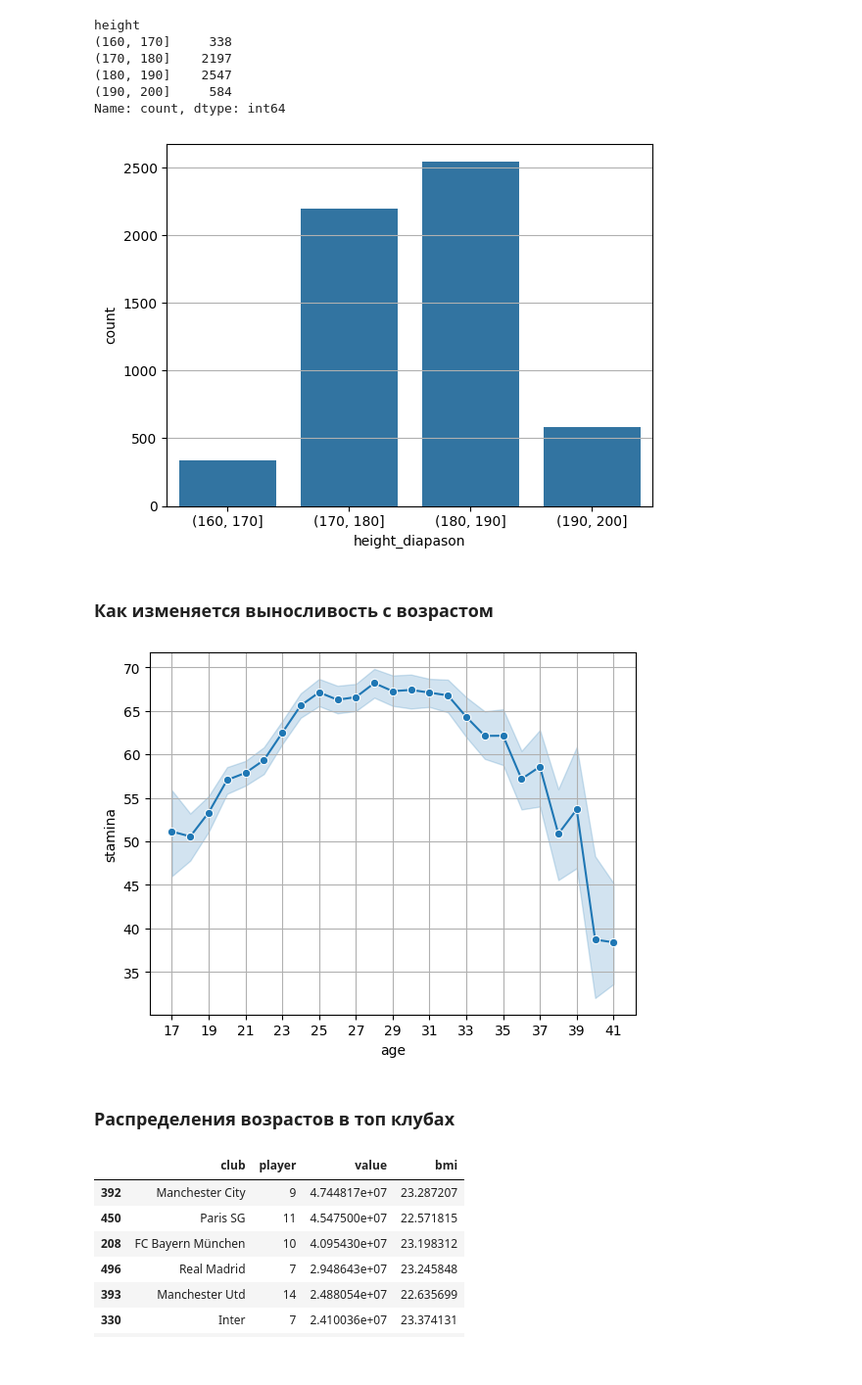
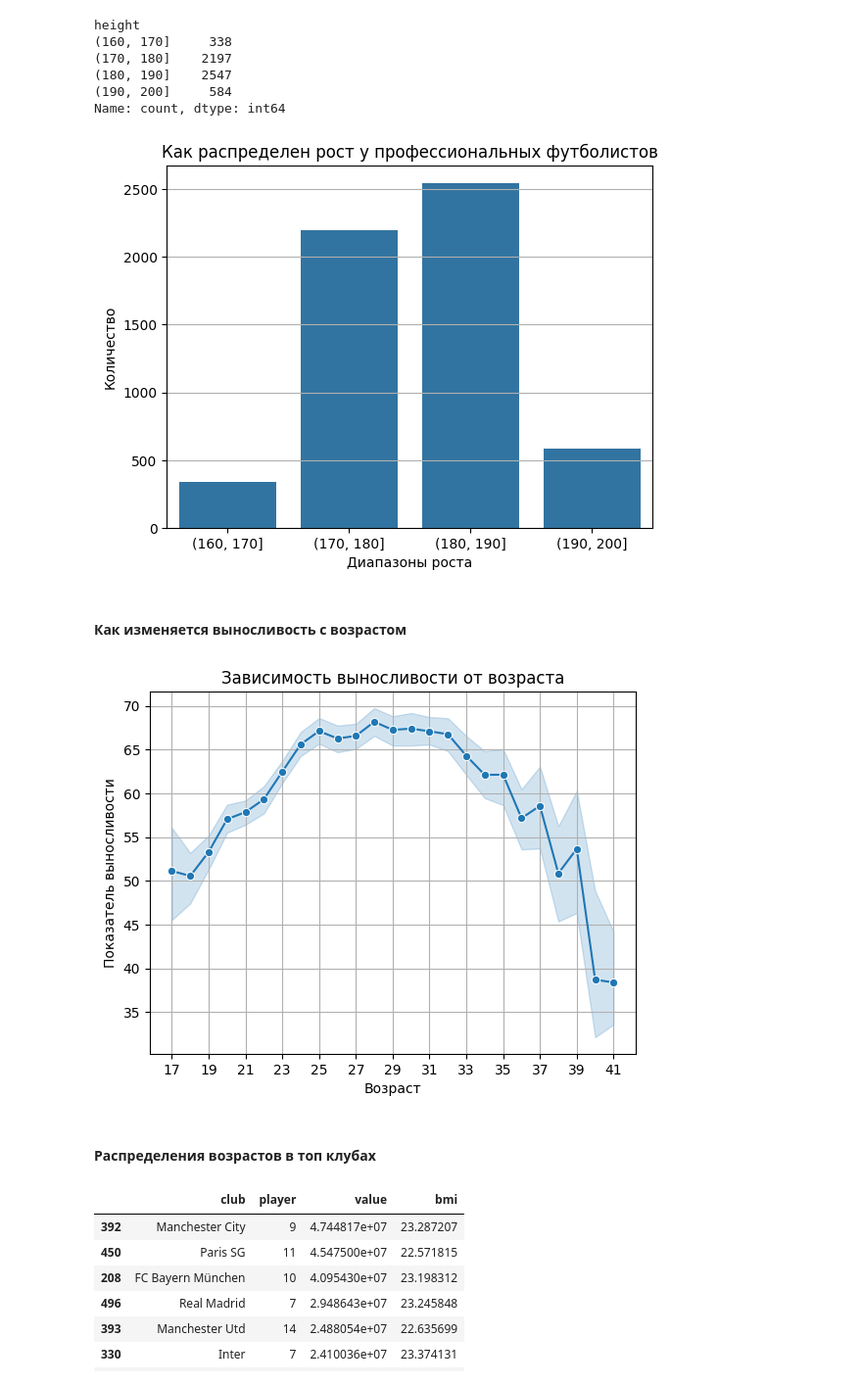
Before and after one commit to jsinkx/bigdata-player-stats-coursework, a Jupyter notebook: players_stats.ipynb, the cells around one changed output. Shown at 98% size. Saved outputs shown, nothing was run; the diff lists cells and outputs as text; code cells hidden in the pictures.

```diff
--- a/players_stats.ipynb
+++ b/players_stats.ipynb
@@ -352,23 +463,29 @@ Name: count, dtype: int64
 # %%
 
 df['height_diapason'] = height_binning
 
 sns.barplot(df['height_diapason'].value_counts())
 plt.grid(axis='y')
+plt.title('Как распределен рост у профессиональных футболистов')
+plt.xlabel('Диапазоны роста')
+plt.ylabel('Количество')
 plt.show()
 # %% [output]
-[figure, old version]
+[figure, new version]
 # %% [markdown]
-### Как изменяется выносливость с возрастом
+#### Как изменяется выносливость с возрастом
 # %%
 X_AGES = sorted(df['age'].unique())
 
 ax = sns.lineplot(df, x='age', y='stamina', marker='o')
 ax.set(xticks=X_AGES[::2])
 plt.grid()
+plt.title('Зависимость выносливости от возраста')
+plt.xlabel('Возраст')
+plt.ylabel('Показатель выносливости')
 plt.show()
 # %% [output]
-[figure, old version]
+[figure, new version]
 # %% [markdown]
-### Распределения возрастов в топ клубах
+#### Распределения возрастов в топ клубах
 # %%
```
Also changed, not shown: parts of 23 cells of this notebook.
